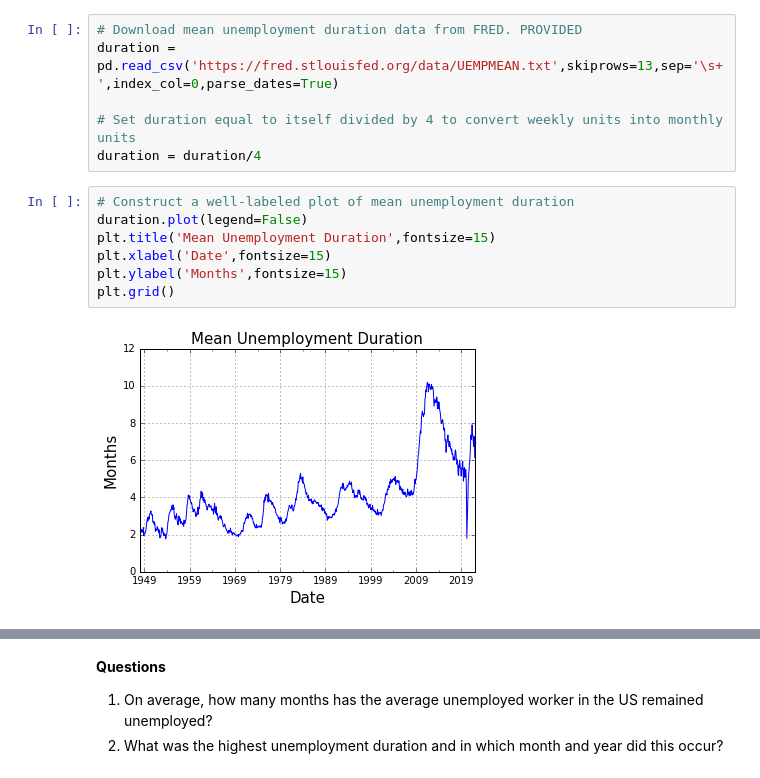
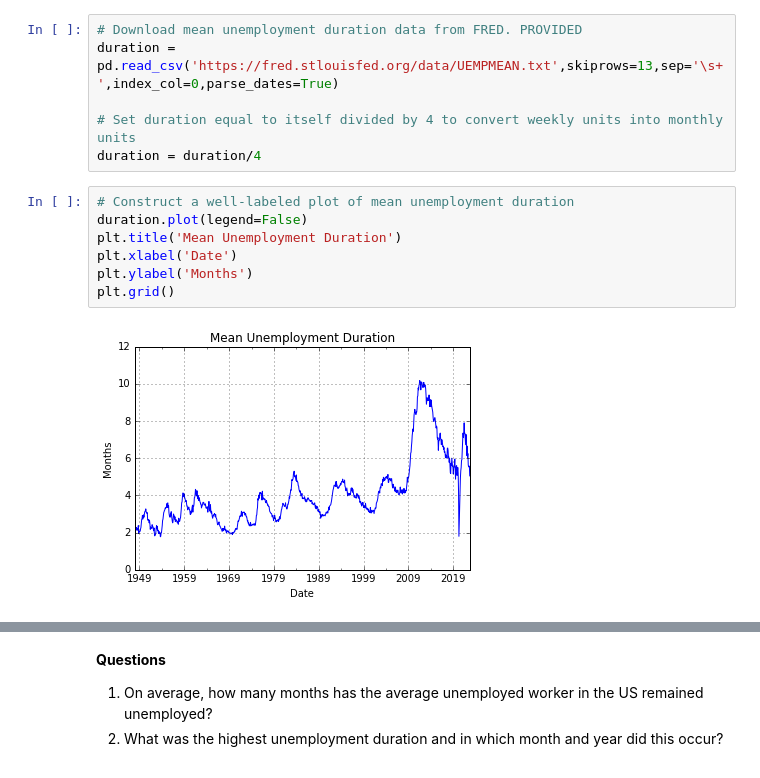
Before and after one commit to letsgoexploring/econ126, a Jupyter notebook: Homework Notebooks/Econ126_Homework_04.ipynb, the cells around one changed output, grey strips where cells are left out. Drawn from its saved outputs; the diff is of its cells as text.

```diff
--- a/Homework Notebooks/Econ126_Homework_04.ipynb
+++ b/Homework Notebooks/Econ126_Homework_04.ipynb
@@ -249,12 +249,12 @@ duration = duration/4
 # %%
 # Construct a well-labeled plot of mean unemployment duration
 duration.plot(legend=False)
-plt.title('Mean Unemployment Duration',fontsize=15)
-plt.xlabel('Date',fontsize=15)
-plt.ylabel('Months',fontsize=15)
+plt.title('Mean Unemployment Duration')
+plt.xlabel('Date')
+plt.ylabel('Months')
 plt.grid()
 # %% [output]
-[figure, old version]
+[figure, new version]
 # %%
 # Create a variable called 'f' equal to one divided by the mean of mean unemployment duration
 f = 1/duration.mean()
```
Also changed, not shown: parts of 13 cells of this notebook, 19 other files.
